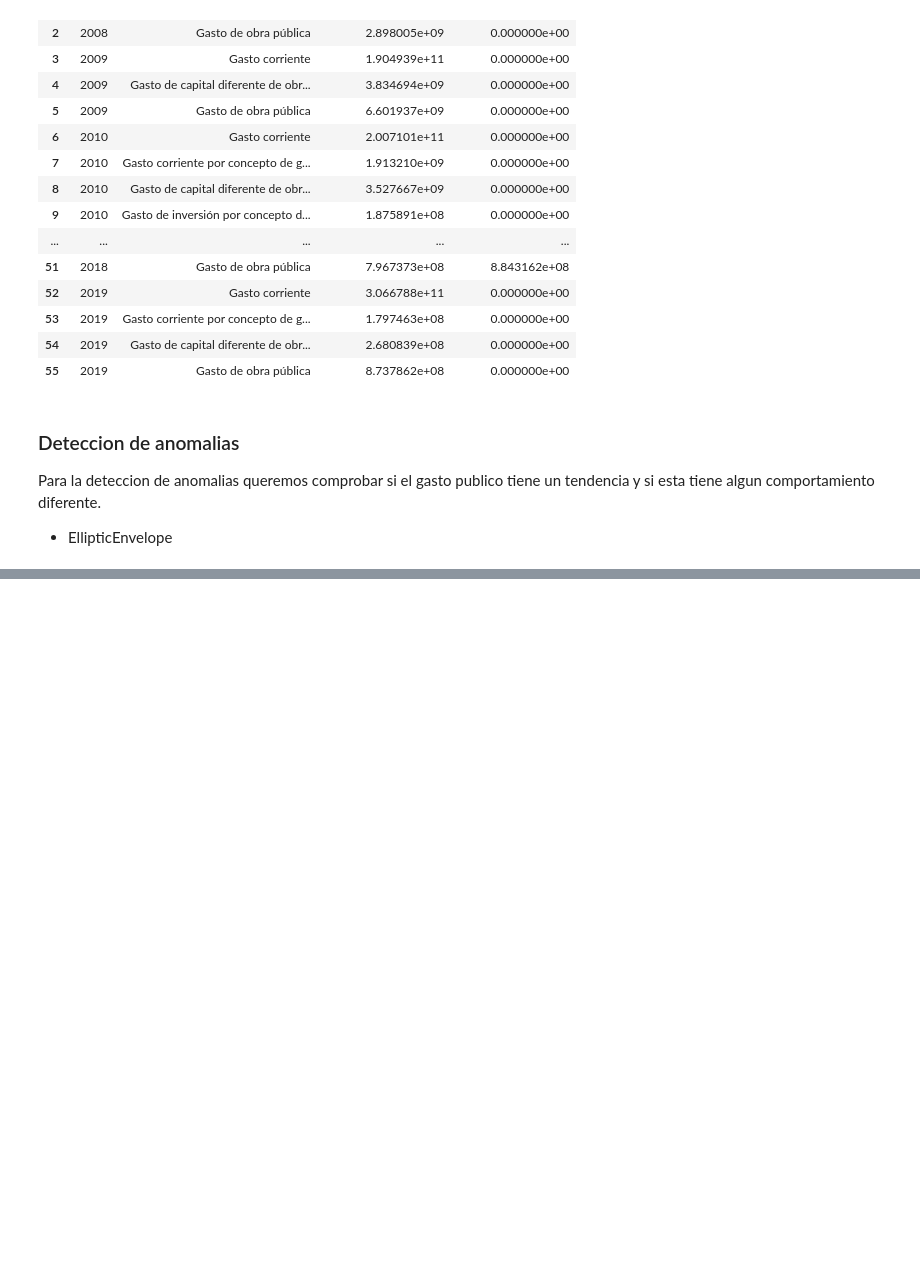
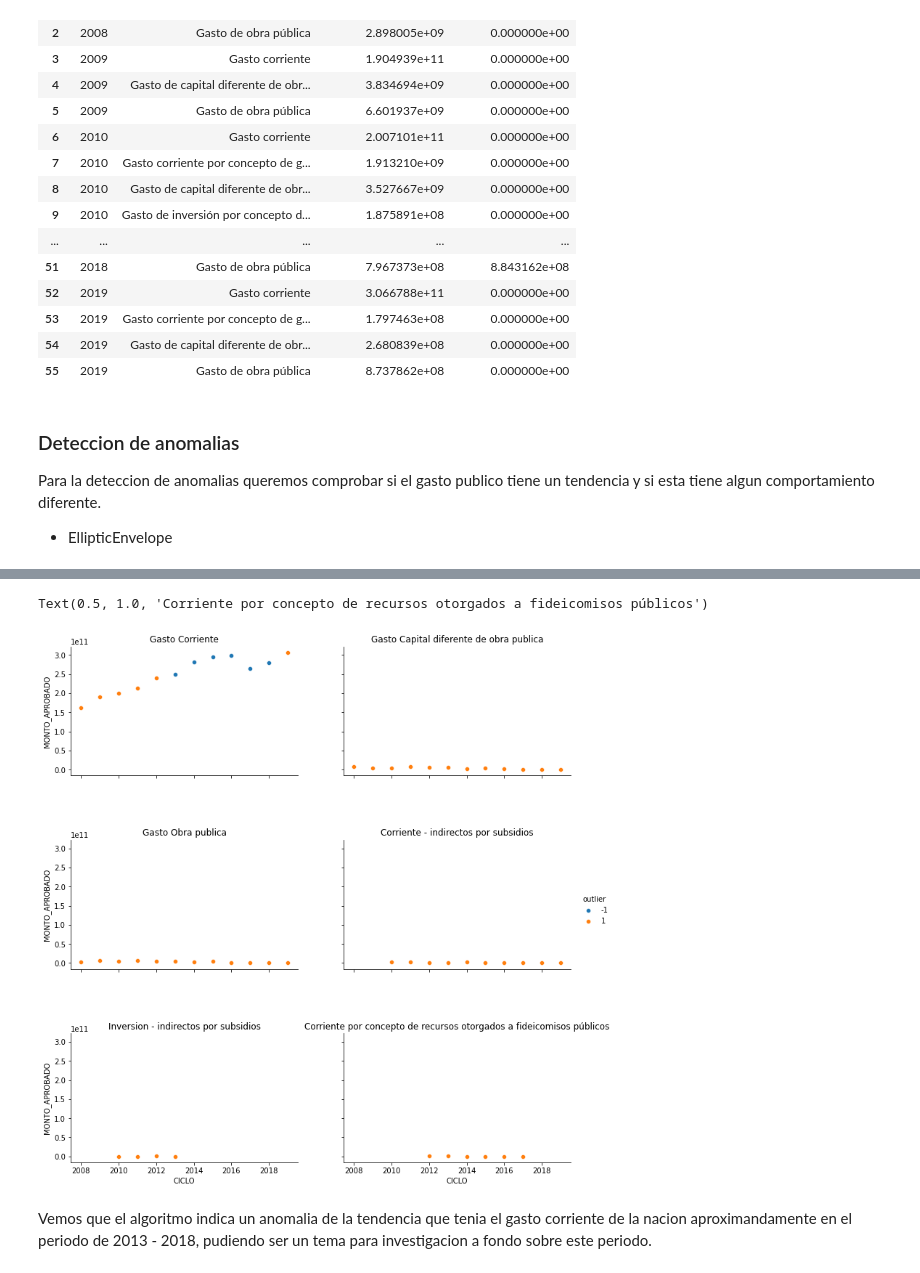
Before and after one commit to ibsanmorales/Proyecto-final-IngCaract, a Jupyter notebook: make_tidy_data.ipynb, the cells around one changed output, grey strips where cells are left out. Cells and saved outputs as stored; diff of their text form; code cells hidden in the pictures; blank space fills up the shorter version.

```diff
--- a/make_tidy_data.ipynb
+++ b/make_tidy_data.ipynb
@@ -313,0 +350,14 @@ from sklearn.covariance import EllipticEnvelope
+# %%
+from sklearn.covariance import EllipticEnvelope
+import matplotlib.pyplot as plt
+
+df_outlier = df_presupuesto_educacion_ciclo_tidy.iloc[:,[2,3]].values
+
+outlier = EllipticEnvelope(contamination=0.1)
+
+outlier.fit(df_outlier)
+
+predition = outlier.predict(df_outlier)
+
+df_presupuesto_educacion_ciclo_tidy['outlier'] = predition
+df_presupuesto_educacion_ciclo_tidy
@@ -313,0 +393,18 @@ from sklearn.covariance import EllipticEnvelope
+# %%
+g = sns.FacetGrid(df_presupuesto_educacion_ciclo_tidy, col="DESC_TIPOGASTO", hue="outlier", col_wrap=2, margin_titles=True)
+g.map_dataframe(sns.scatterplot, x="CICLO", y="MONTO_APROBADO")
+g.figure.set_size_inches(11, 11)
+g.figure.subplots_adjust(wspace=.2, hspace=.5)
+g.add_legend()
+axes = g.axes.flatten()
+axes[0].set_title("Gasto Corriente")
+axes[1].set_title("Gasto Capital diferente de obra publica")
+axes[2].set_title("Gasto Obra publica")
+axes[3].set_title("Corriente - indirectos por subsidios")
+axes[4].set_title("Inversion - indirectos por subsidios")
+axes[5].set_title("Corriente por concepto de recursos otorgados a fideicomisos públicos")
+# %% [output]
+Text(0.5, 1.0, 'Corriente por concepto de recursos otorgados a fideicomisos públicos')
+[figure, added]
+# %% [markdown]
+Vemos que el algoritmo indica un anomalia de la tendencia que tenia el gasto corriente de la nacion aproximandamente en el periodo de 2013 - 2018, pudiendo ser un tema para investigacion a fondo sobre este periodo.
```
Also changed, not shown: parts of 11 cells of this notebook, 5 other files.
